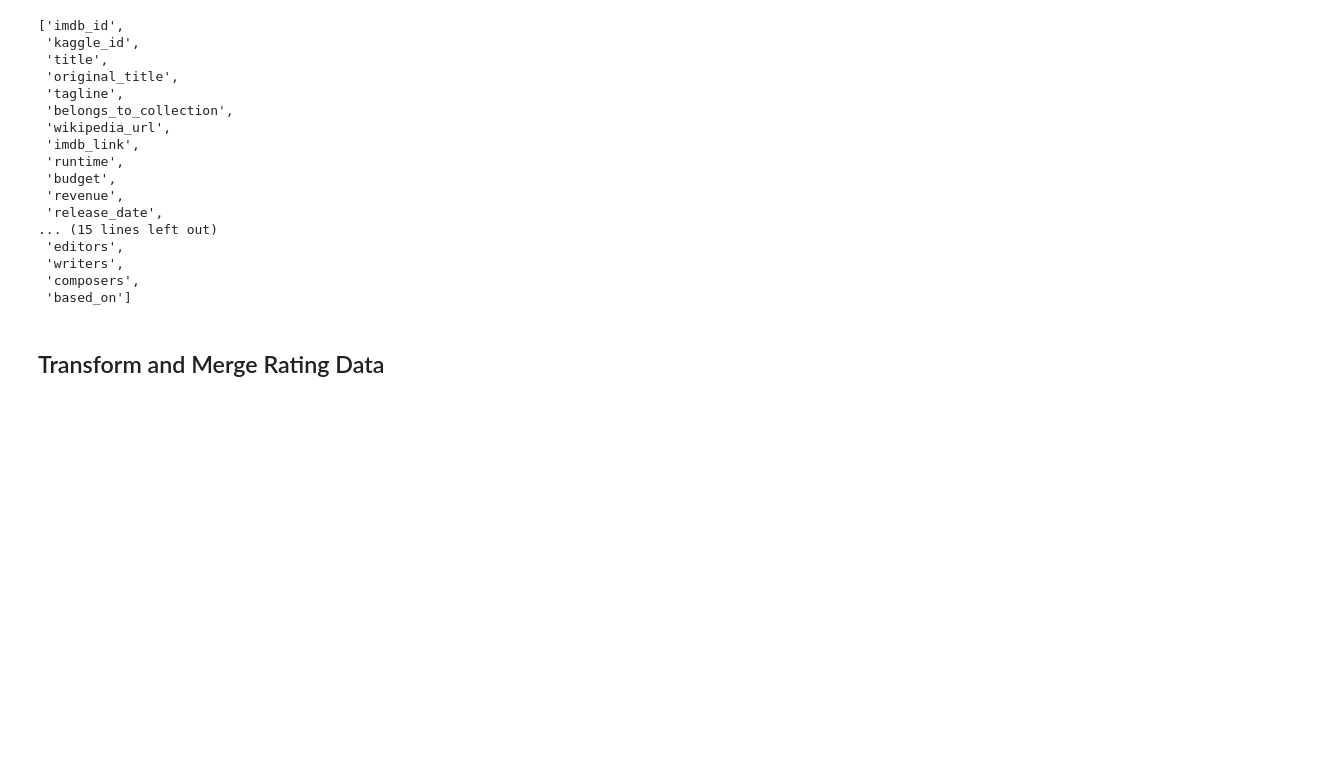
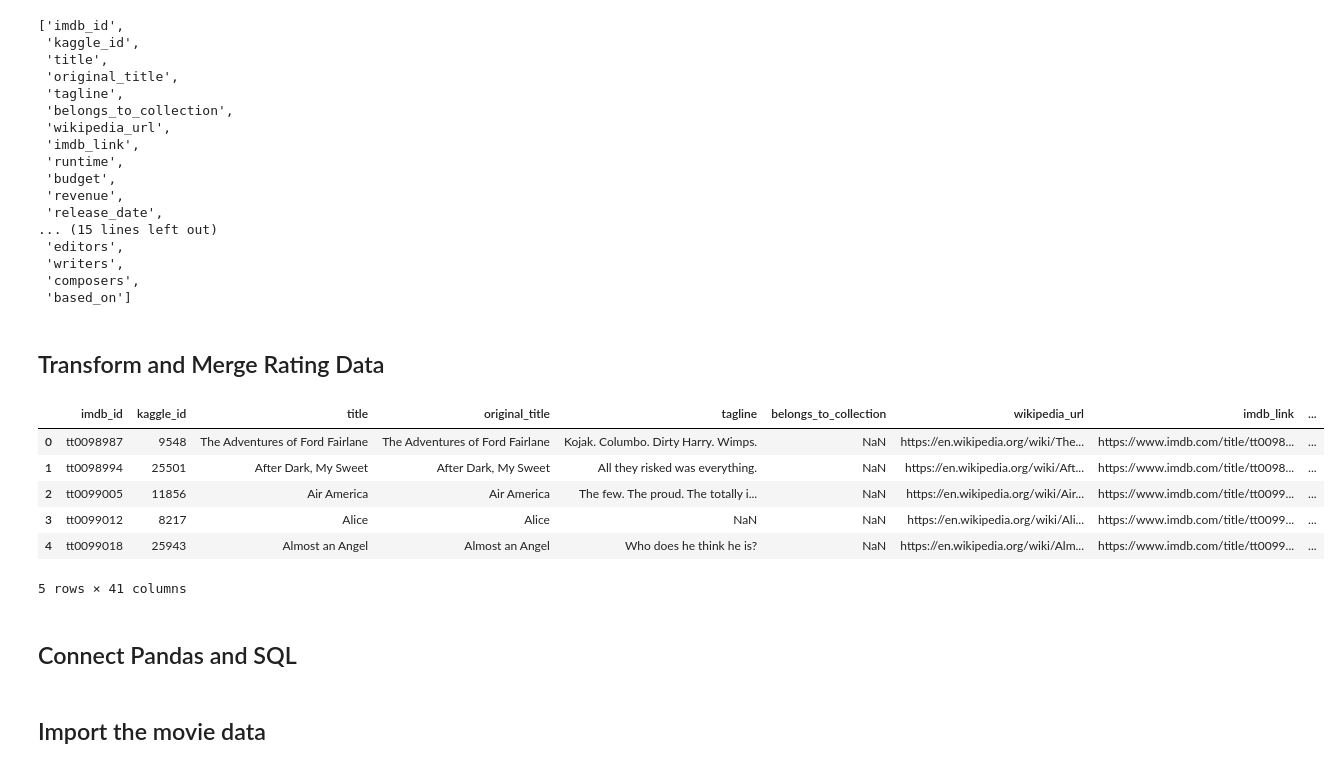
Before and after one commit to wonhee3472/Movies-ETL, a Jupyter notebook: Movielens Extract.ipynb, the cells around one changed output. Cells and saved outputs as stored; diff of their text form; code cells hidden in the pictures; blank space fills up the shorter version.

Commit message:
connected SQL and Pandas

```diff
--- a/Movielens Extract.ipynb
+++ b/Movielens Extract.ipynb
@@ -1498,3 +1501,18 @@ rating_counts.columns = ['rating_' + str(col) for col in rating_counts.columns]
 # %%
 #Assuming that movies_df is the left data frame and rating_counts is the right data frame, perform a left merge
 movies_with_ratings_df = pd.merge(movies_df, rating_counts, left_on='kaggle_id', right_index=True, how='left')
+# %%
+# Because not every movie has a rating for each level, there will be missing values instead of zeros.
+# Fill in the missing values with zeros
+movies_with_ratings_df[rating_counts.columns] = movies_with_ratings_df[rating_counts.columns].fillna(0)
+movies_with_ratings_df.head()
+# %% [output]
+|  | imdb_id | kaggle_id | title | original_title | tagline | belongs_to_collection | wikipedia_url | imdb_link | ... |
+| 0 | tt0098987 | 9548 | The Adventures of Ford Fairlane | The Adventures of Ford Fairlane | Kojak. Columbo. Dirty Harry. Wimps. | NaN | https://en.wikipedia.org/wiki/The... | https://www.imdb.com/title/tt0098... | ... |
+| 1 | tt0098994 | 25501 | After Dark, My Sweet | After Dark, My Sweet | All they risked was everything. | NaN | https://en.wikipedia.org/wiki/Aft... | https://www.imdb.com/title/tt0098... | ... |
+| 2 | tt0099005 | 11856 | Air America | Air America | The few. The proud. The totally i... | NaN | https://en.wikipedia.org/wiki/Air... | https://www.imdb.com/title/tt0099... | ... |
+| 3 | tt0099012 | 8217 | Alice | Alice | NaN | NaN | https://en.wikipedia.org/wiki/Ali... | https://www.imdb.com/title/tt0099... | ... |
+| 4 | tt0099018 | 25943 | Almost an Angel | Almost an Angel | Who does he think he is? | NaN | https://en.wikipedia.org/wiki/Alm... | https://www.imdb.com/title/tt0099... | ... |
+5 rows × 41 columns
+# %% [markdown]
+## Connect Pandas and SQL
@@ -1500,0 +1525,2 @@ movies_with_ratings_df = pd.merge(movies_df, rating_counts, left_on='kaggle_id',
+# %% [markdown]
+## Import the movie data
```
Also changed, not shown: parts of 6 cells of this notebook, 1 other file.
